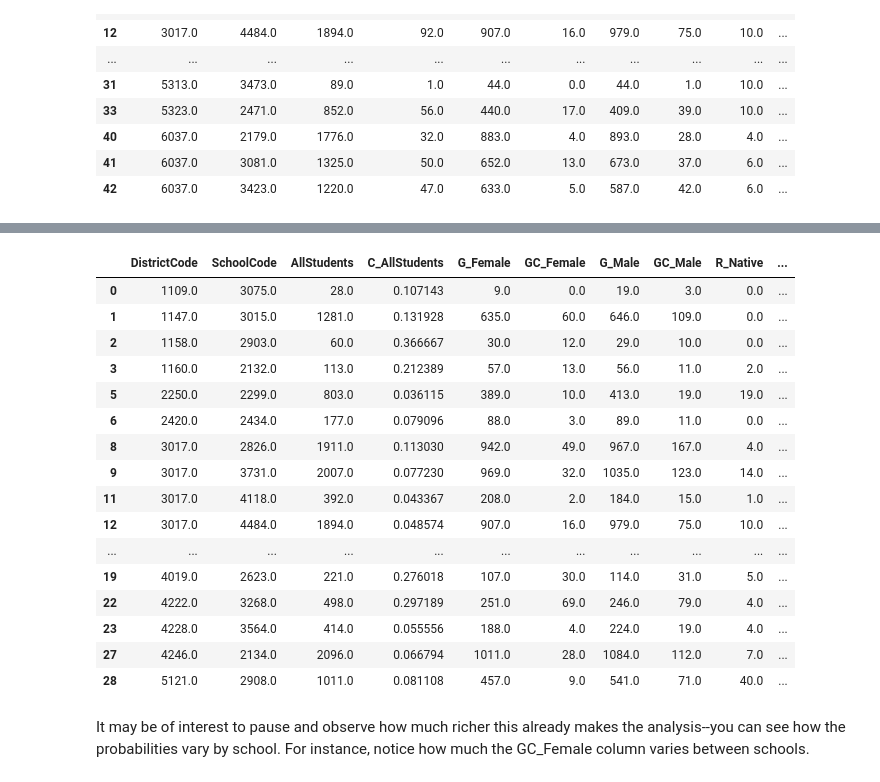
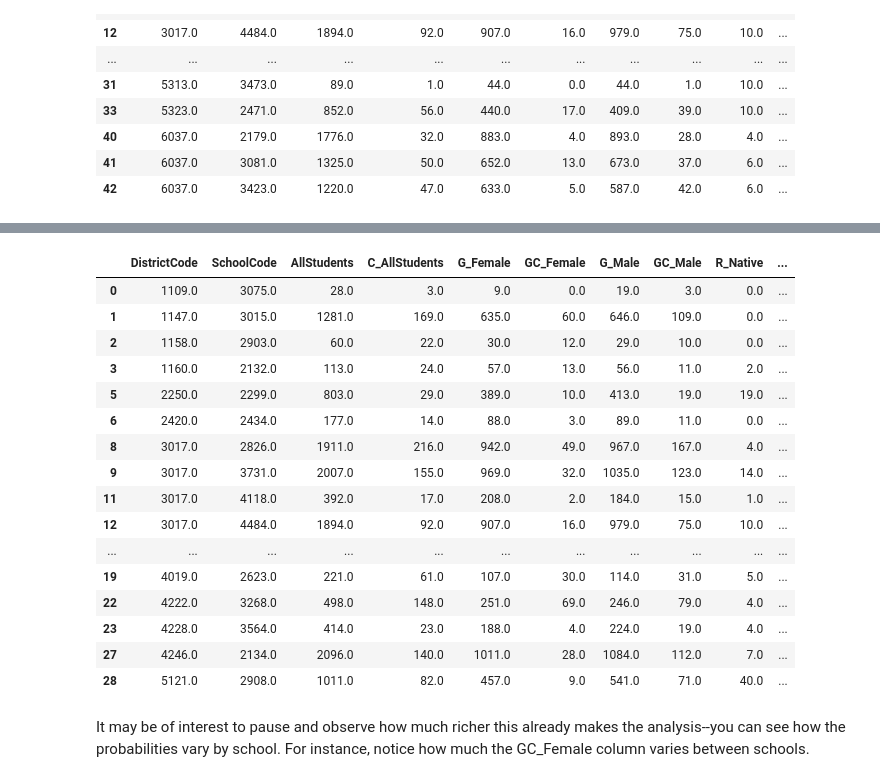
Before and after one commit to brinkbrink/WA_CS, a Jupyter notebook: WACSKeyPredictors.ipynb, the cells around one changed output, grey strips where cells are left out. Drawn from its saved outputs; the diff is of its cells as text; code cells hidden in the pictures.

Commit message:
fixed error, gender cs prob column added

```diff
--- a/WACSKeyPredictors.ipynb
+++ b/WACSKeyPredictors.ipynb
@@ -877,7 +877,7 @@ dtype: int64
 # %% [markdown]
 That's out of 730 school records. So half of these schools do not appear to offer CS. For now, let's concentrate on the schools that do have CS enrollments.
 # %%
-cs_schools = synth_school[synth_school['C_AllStudents'] != 0]
+cs_schools = synth_school[synth_school['C_AllStudents'] > 0]
 cs_schools.head(25)
 # %% [output]
 |  | DistrictCode | SchoolCode | AllStudents | C_AllStudents | G_Female | GC_Female | G_Male | GC_Male | R_Native | ... |
@@ -923,27 +923,27 @@ looking.head(50)
 # %%
 def calc_all_cs_cs_prob(row):
     return row['C_AllStudents'] / row['AllStudents']
 
-cs_schools['C_AllStudents'] = cs_schools.apply(calc_all_cs_cs_prob, axis=1)
+cs_schools['C_AllStudents_Prob'] = cs_schools.apply(calc_all_cs_cs_prob, axis=1)
 cs_schools.head(20)
 # %% [output]
 |  | DistrictCode | SchoolCode | AllStudents | C_AllStudents | G_Female | GC_Female | G_Male | GC_Male | R_Native | ... |
-| 0 | 1109.0 | 3075.0 | 28.0 | 0.107143 | 9.0 | 0.0 | 19.0 | 3.0 | 0.0 | ... |
-| 1 | 1147.0 | 3015.0 | 1281.0 | 0.131928 | 635.0 | 60.0 | 646.0 | 109.0 | 0.0 | ... |
-| 2 | 1158.0 | 2903.0 | 60.0 | 0.366667 | 30.0 | 12.0 | 29.0 | 10.0 | 0.0 | ... |
-| 3 | 1160.0 | 2132.0 | 113.0 | 0.212389 | 57.0 | 13.0 | 56.0 | 11.0 | 2.0 | ... |
-| 5 | 2250.0 | 2299.0 | 803.0 | 0.036115 | 389.0 | 10.0 | 413.0 | 19.0 | 19.0 | ... |
-| 6 | 2420.0 | 2434.0 | 177.0 | 0.079096 | 88.0 | 3.0 | 89.0 | 11.0 | 0.0 | ... |
-| 8 | 3017.0 | 2826.0 | 1911.0 | 0.113030 | 942.0 | 49.0 | 967.0 | 167.0 | 4.0 | ... |
-| 9 | 3017.0 | 3731.0 | 2007.0 | 0.077230 | 969.0 | 32.0 | 1035.0 | 123.0 | 14.0 | ... |
-| 11 | 3017.0 | 4118.0 | 392.0 | 0.043367 | 208.0 | 2.0 | 184.0 | 15.0 | 1.0 | ... |
-| 12 | 3017.0 | 4484.0 | 1894.0 | 0.048574 | 907.0 | 16.0 | 979.0 | 75.0 | 10.0 | ... |
+| 0 | 1109.0 | 3075.0 | 28.0 | 3.0 | 9.0 | 0.0 | 19.0 | 3.0 | 0.0 | ... |
+| 1 | 1147.0 | 3015.0 | 1281.0 | 169.0 | 635.0 | 60.0 | 646.0 | 109.0 | 0.0 | ... |
+| 2 | 1158.0 | 2903.0 | 60.0 | 22.0 | 30.0 | 12.0 | 29.0 | 10.0 | 0.0 | ... |
+| 3 | 1160.0 | 2132.0 | 113.0 | 24.0 | 57.0 | 13.0 | 56.0 | 11.0 | 2.0 | ... |
+| 5 | 2250.0 | 2299.0 | 803.0 | 29.0 | 389.0 | 10.0 | 413.0 | 19.0 | 19.0 | ... |
+| 6 | 2420.0 | 2434.0 | 177.0 | 14.0 | 88.0 | 3.0 | 89.0 | 11.0 | 0.0 | ... |
+| 8 | 3017.0 | 2826.0 | 1911.0 | 216.0 | 942.0 | 49.0 | 967.0 | 167.0 | 4.0 | ... |
+| 9 | 3017.0 | 3731.0 | 2007.0 | 155.0 | 969.0 | 32.0 | 1035.0 | 123.0 | 14.0 | ... |
+| 11 | 3017.0 | 4118.0 | 392.0 | 17.0 | 208.0 | 2.0 | 184.0 | 15.0 | 1.0 | ... |
+| 12 | 3017.0 | 4484.0 | 1894.0 | 92.0 | 907.0 | 16.0 | 979.0 | 75.0 | 10.0 | ... |
 | ... | ... | ... | ... | ... | ... | ... | ... | ... | ... | ... |
-| 19 | 4019.0 | 2623.0 | 221.0 | 0.276018 | 107.0 | 30.0 | 114.0 | 31.0 | 5.0 | ... |
-| 22 | 4222.0 | 3268.0 | 498.0 | 0.297189 | 251.0 | 69.0 | 246.0 | 79.0 | 4.0 | ... |
-| 23 | 4228.0 | 3564.0 | 414.0 | 0.055556 | 188.0 | 4.0 | 224.0 | 19.0 | 4.0 | ... |
-| 27 | 4246.0 | 2134.0 | 2096.0 | 0.066794 | 1011.0 | 28.0 | 1084.0 | 112.0 | 7.0 | ... |
-| 28 | 5121.0 | 2908.0 | 1011.0 | 0.081108 | 457.0 | 9.0 | 541.0 | 71.0 | 40.0 | ... |
+| 19 | 4019.0 | 2623.0 | 221.0 | 61.0 | 107.0 | 30.0 | 114.0 | 31.0 | 5.0 | ... |
+| 22 | 4222.0 | 3268.0 | 498.0 | 148.0 | 251.0 | 69.0 | 246.0 | 79.0 | 4.0 | ... |
+| 23 | 4228.0 | 3564.0 | 414.0 | 23.0 | 188.0 | 4.0 | 224.0 | 19.0 | 4.0 | ... |
+| 27 | 4246.0 | 2134.0 | 2096.0 | 140.0 | 1011.0 | 28.0 | 1084.0 | 112.0 | 7.0 | ... |
+| 28 | 5121.0 | 2908.0 | 1011.0 | 82.0 | 457.0 | 9.0 | 541.0 | 71.0 | 40.0 | ... |
 # %% [markdown]
 It may be of interest to pause and observe how much richer this already makes the analysis--you can see how the probabilities vary by school. For instance, notice how much the GC_Female column varies between schools.
 # %%
```
Also changed, not shown: parts of 32 cells of this notebook.
